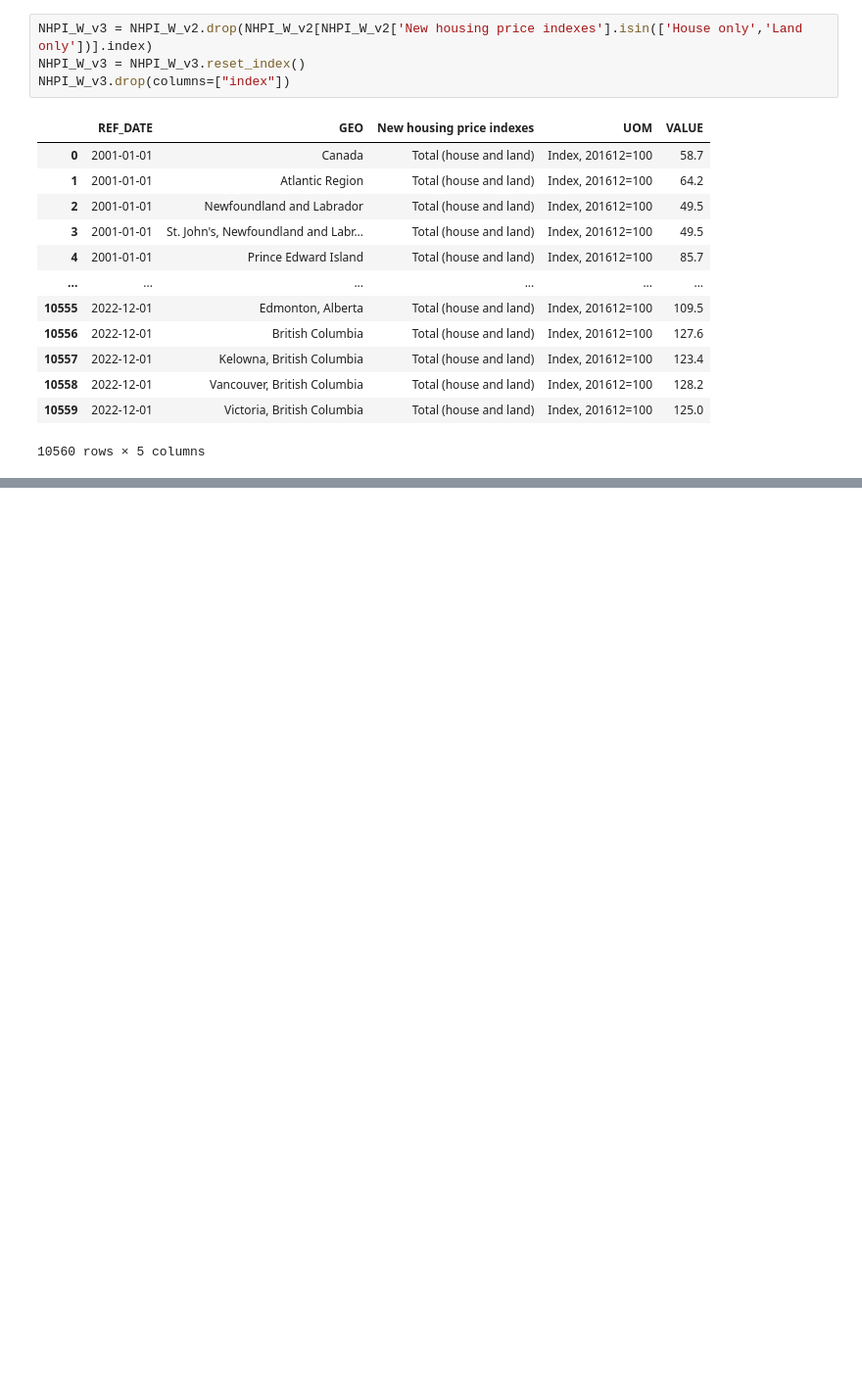
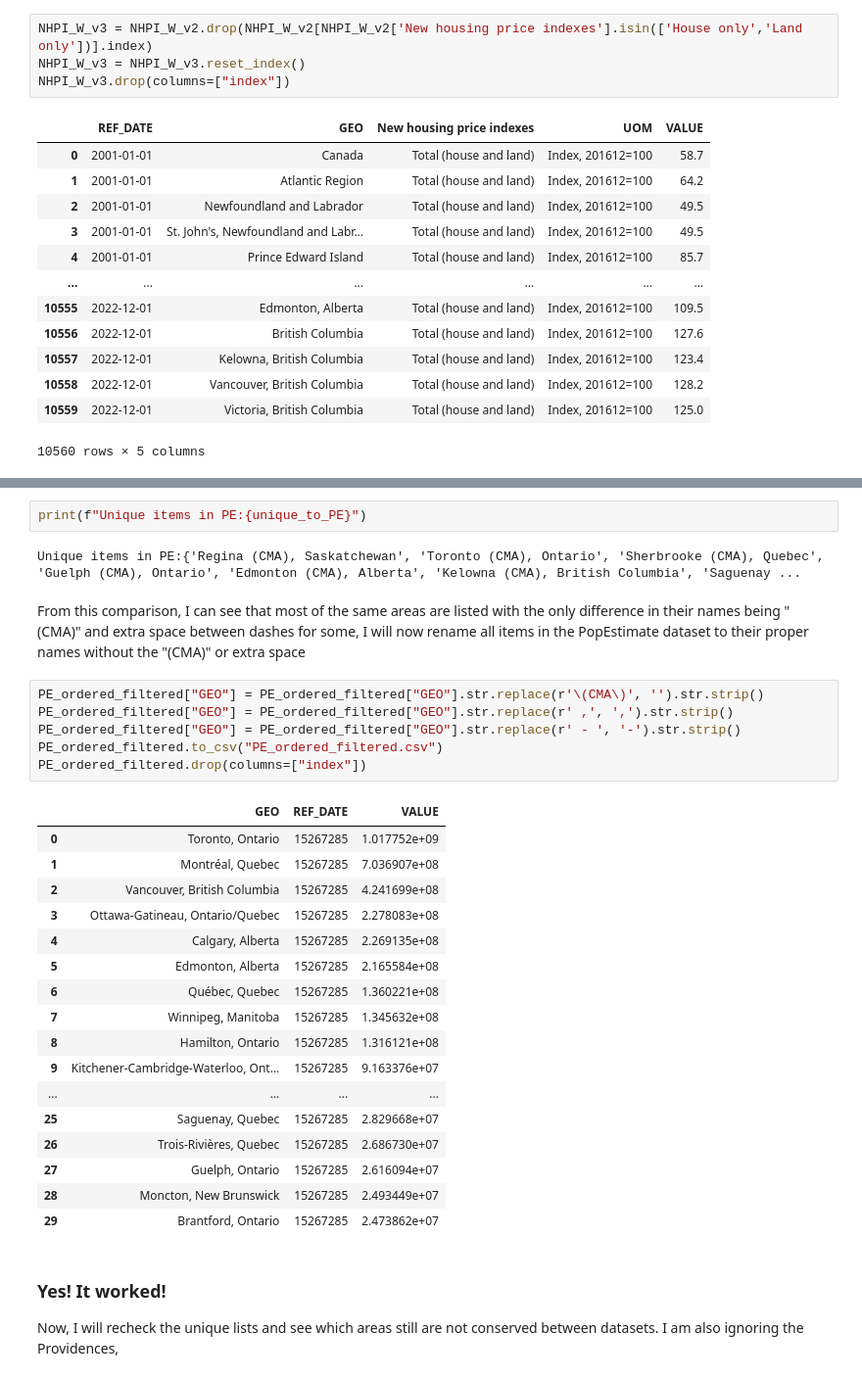
Before and after one commit to ubco-W2022T2-data301/project-group-group01, a Jupyter notebook: analysis/Logananalysis2.ipynb, the cells around one changed output, grey strips where cells are left out. Shown at 98% size. Saved outputs shown, nothing was run; the diff lists cells and outputs as text; blank space fills up the shorter version.

```diff
--- a/analysis/Logananalysis2.ipynb
+++ b/analysis/Logananalysis2.ipynb
@@ -267,0 +262,33 @@ NHPI_W_v3.drop(columns=["index"])
+# %%
+print(f"Unique items in PE:{unique_to_PE}")
+# %% [output]
+Unique items in PE:{'Regina (CMA), Saskatchewan', 'Toronto (CMA), Ontario', 'Sherbrooke (CMA), Quebec', 'Guelph (CMA), Ontario', 'Edmonton (CMA), Alberta', 'Kelowna (CMA), British Columbia', 'Saguenay ...
+# %% [markdown]
+From this comparison, I can see that most of the same areas are listed with the only difference in their names being "(CMA)" and extra space between dashes for some, I will now rename all items in the PopEstimate dataset to their proper names without the "(CMA)" or extra space
+# %%
+PE_ordered_filtered["GEO"] = PE_ordered_filtered["GEO"].str.replace(r'\(CMA\)', '').str.strip()
+PE_ordered_filtered["GEO"] = PE_ordered_filtered["GEO"].str.replace(r' ,', ',').str.strip()
+PE_ordered_filtered["GEO"] = PE_ordered_filtered["GEO"].str.replace(r' - ', '-').str.strip()
+PE_ordered_filtered.to_csv("PE_ordered_filtered.csv")
+PE_ordered_filtered.drop(columns=["index"])
+# %% [output]
+|  | GEO | REF_DATE | VALUE |
+| 0 | Toronto, Ontario | 15267285 | 1.017752e+09 |
+| 1 | Montréal, Quebec | 15267285 | 7.036907e+08 |
+| 2 | Vancouver, British Columbia | 15267285 | 4.241699e+08 |
+| 3 | Ottawa-Gatineau, Ontario/Quebec | 15267285 | 2.278083e+08 |
+| 4 | Calgary, Alberta | 15267285 | 2.269135e+08 |
+| 5 | Edmonton, Alberta | 15267285 | 2.165584e+08 |
+| 6 | Québec, Quebec | 15267285 | 1.360221e+08 |
+| 7 | Winnipeg, Manitoba | 15267285 | 1.345632e+08 |
+| 8 | Hamilton, Ontario | 15267285 | 1.316121e+08 |
+| 9 | Kitchener-Cambridge-Waterloo, Ont... | 15267285 | 9.163376e+07 |
+| ... | ... | ... | ... |
+| 25 | Saguenay, Quebec | 15267285 | 2.829668e+07 |
+| 26 | Trois-Rivières, Quebec | 15267285 | 2.686730e+07 |
+| 27 | Guelph, Ontario | 15267285 | 2.616094e+07 |
+| 28 | Moncton, New Brunswick | 15267285 | 2.493449e+07 |
+| 29 | Brantford, Ontario | 15267285 | 2.473862e+07 |
+# %% [markdown]
+### Yes! It worked!
+Now, I will recheck the unique lists and see which areas still are not conserved between datasets. I am also ignoring the Providences,
```
Also changed, not shown: parts of 11 cells of this notebook.
